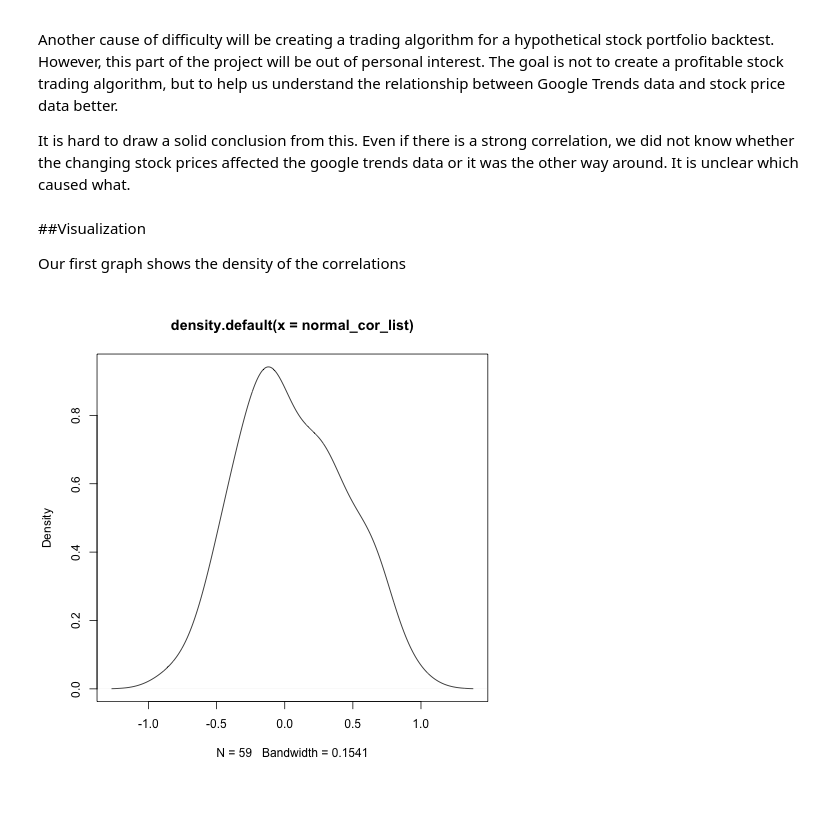
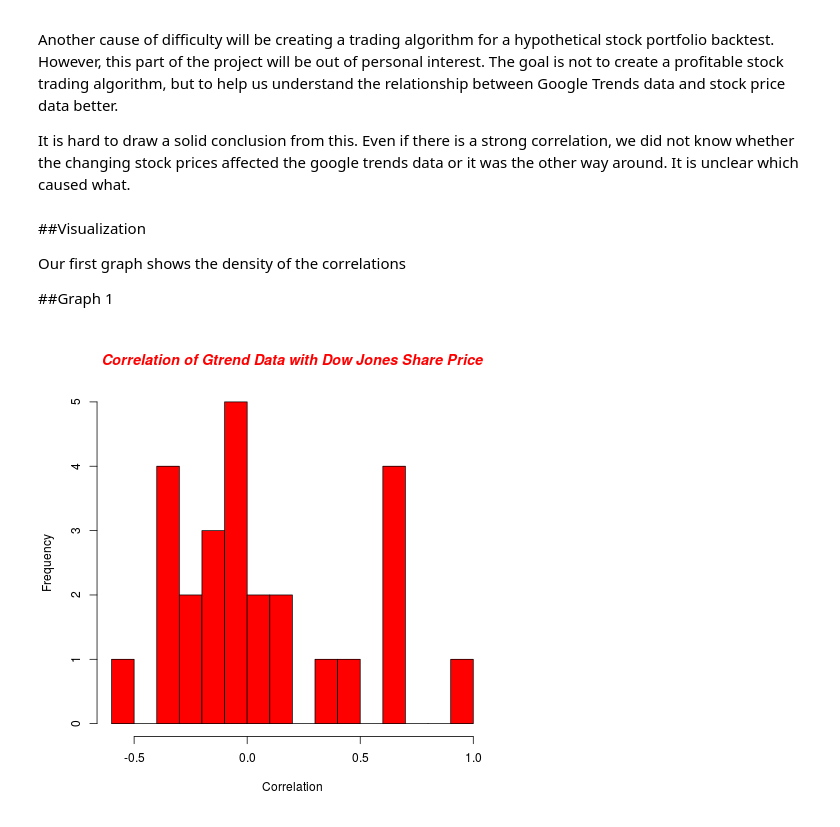
Before and after one commit to jodreen/data-analysis-template, a Jupyter notebook: notebooks/NB4_project_report.ipynb, the cells around one changed output. Drawn from its saved outputs; the diff is of its cells as text; code cells hidden in the pictures.

Commit message:
Added visualizations to fourth notebook

```diff
--- a/notebooks/NB4_project_report.ipynb
+++ b/notebooks/NB4_project_report.ipynb
@@ -188,8 +188,10 @@ It is hard to draw a solid conclusion from this. Even if there is a strong corre
 ##Visualization
 
 Our first graph shows the density of the correlations
+
+##Graph 1
 # %%
 from IPython.core.display import Image
-Image(filename='visualizations/test.png')
+Image(filename='./visualizations/plot1.png')
 # %% [output]
-[figure, old version]
+[figure, new version]
```
Also changed, not shown: parts of 38 cells of this notebook.
